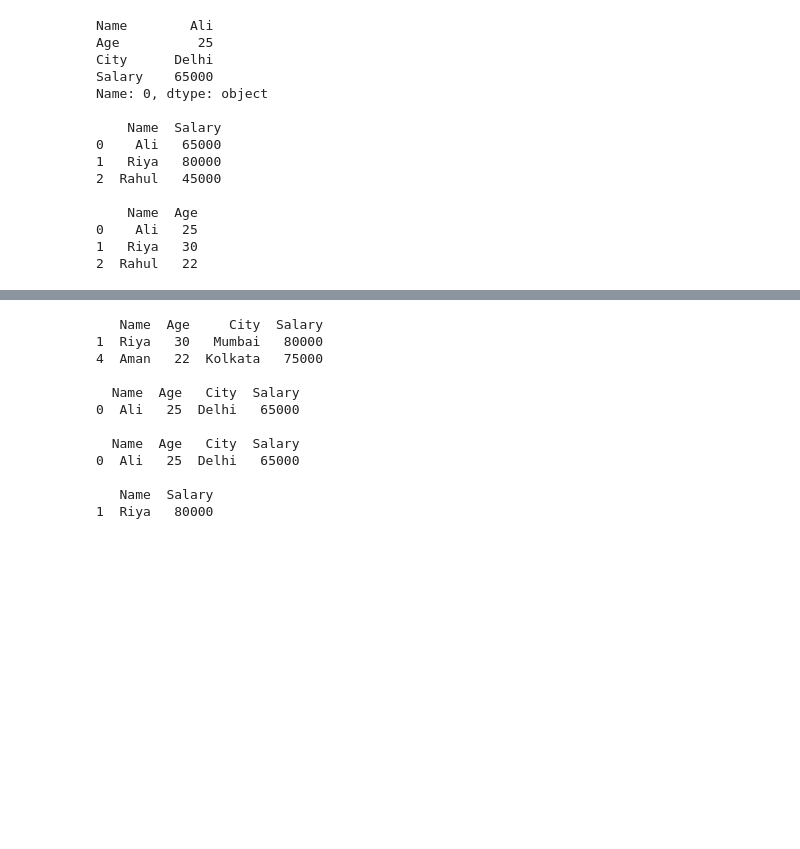
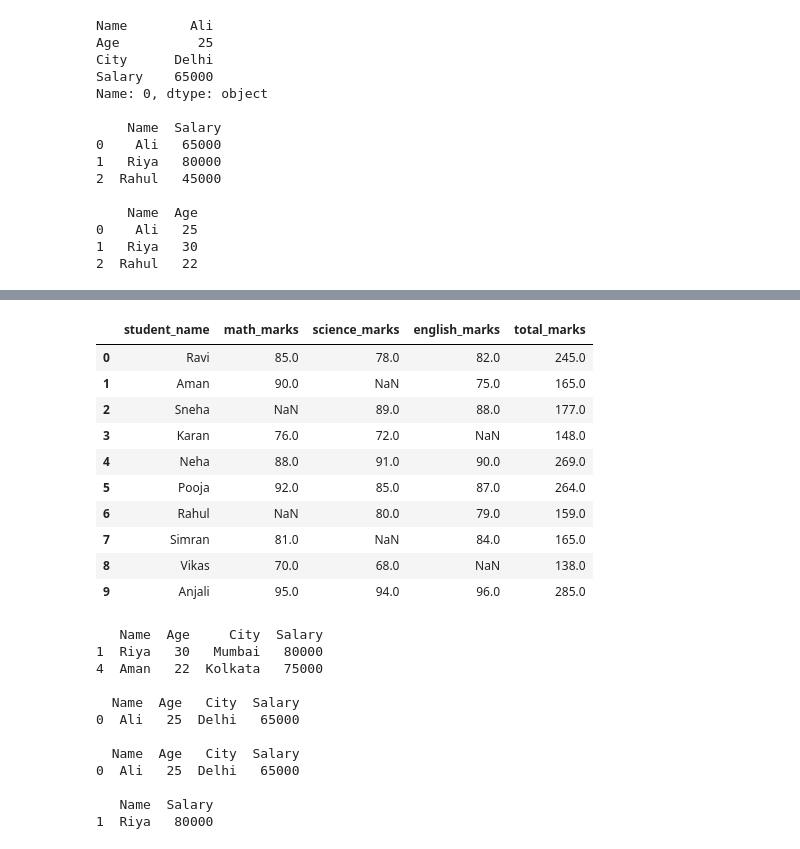
Before and after one commit to theaditya24/COMPLETE-PYTHON-FOR-DATA-ANALYTICS, a Jupyter notebook: pandas.ipynb, the cells around one changed output, grey strips where cells are left out. Cells and saved outputs as stored; diff of their text form; code cells hidden in the pictures; blank space fills up the shorter version.

```diff
--- a/pandas.ipynb
+++ b/pandas.ipynb
@@ -722,3 +833,24 @@ Name: 0, dtype: object
+# %%
+# === Total Marks (Math + Science + English) ===
+
+# Fill NaN with 0 for total calculation (common practice)
+df['total_marks'] = df[['math_marks', 'science_marks', 'english_marks']].fillna(0).sum(axis=1)
+
+# Show result with Total Marks
+result = df[['student_name', 'math_marks', 'science_marks', 'english_marks', 'total_marks']]
+result
+# %% [output]
+|  | student_name | math_marks | science_marks | english_marks | total_marks |
+| 0 | Ravi | 85.0 | 78.0 | 82.0 | 245.0 |
+| 1 | Aman | 90.0 | NaN | 75.0 | 165.0 |
+| 2 | Sneha | NaN | 89.0 | 88.0 | 177.0 |
+| 3 | Karan | 76.0 | 72.0 | NaN | 148.0 |
+| 4 | Neha | 88.0 | 91.0 | 90.0 | 269.0 |
+| 5 | Pooja | 92.0 | 85.0 | 87.0 | 264.0 |
+| 6 | Rahul | NaN | 80.0 | 79.0 | 159.0 |
+| 7 | Simran | 81.0 | NaN | 84.0 | 165.0 |
+| 8 | Vikas | 70.0 | 68.0 | NaN | 138.0 |
+| 9 | Anjali | 95.0 | 94.0 | 96.0 | 285.0 |
 # %%
 # Example 1: Salary > 70000
 # high_earners = df2[df2['Salary'] > 70000]
```
Also changed, not shown: parts of 5 cells of this notebook, 7 other files.
